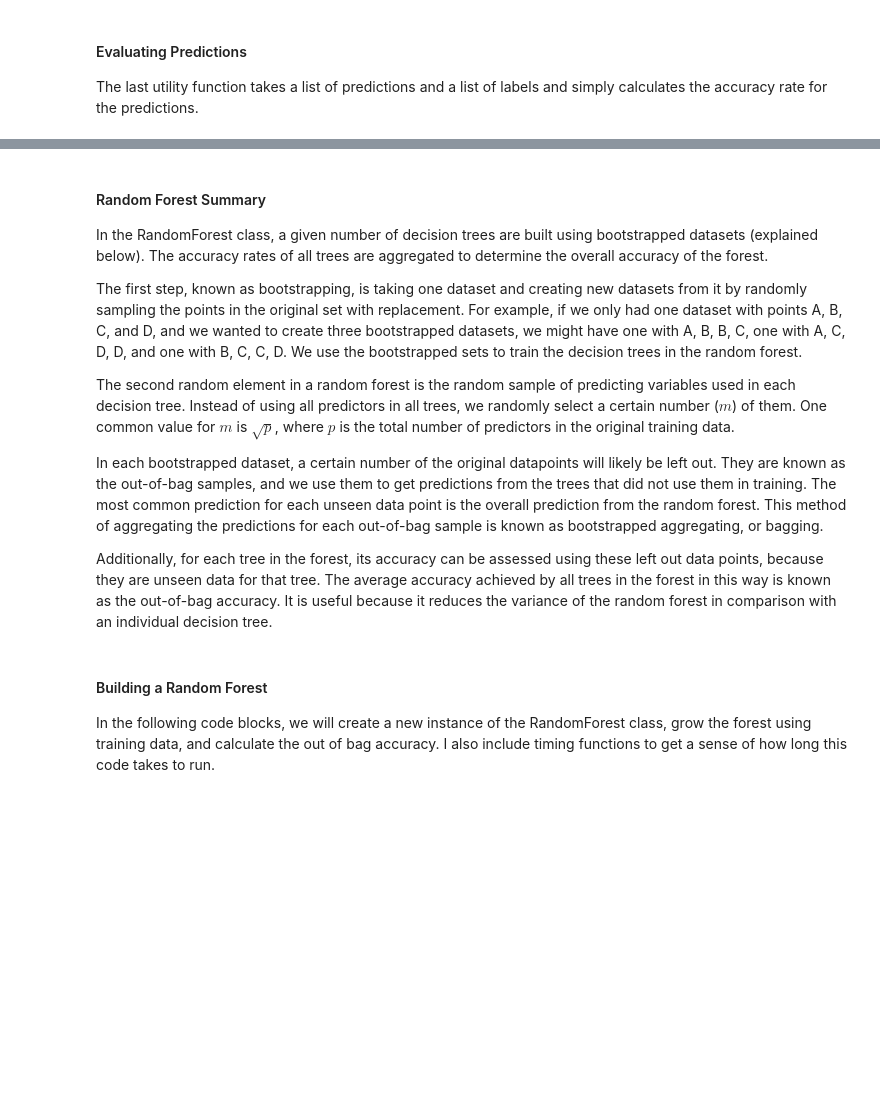
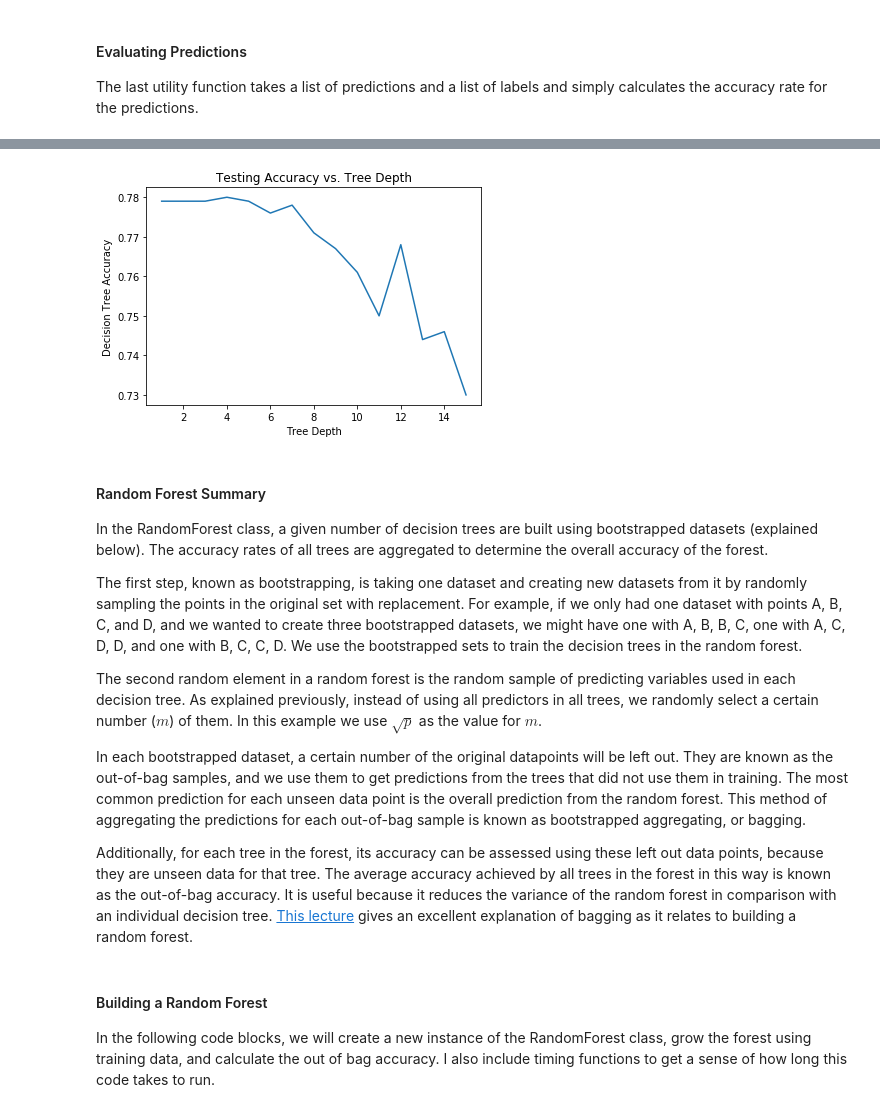
Before and after one commit to cgiannotta/RandomForest, a Jupyter notebook: randomForestFromScratch.ipynb, the cells around one changed output, grey strips where cells are left out. Saved outputs shown, nothing was run; the diff lists cells and outputs as text; code cells hidden in the pictures; blank space fills up the shorter version.

Commit message:
edited writing, added test for 1 DT, plot testing accuracy vs. max_depth

```diff
--- a/randomForestFromScratch.ipynb
+++ b/randomForestFromScratch.ipynb
@@ -291,15 +281,3 @@ class DecisionTree(object):
                 else:
                     curr_node = curr_node['right']  # if a terminal node is not reached, continue down the tree
                     continue
-# %%
-# test decision tree
-mytree = DecisionTree(5)
-mytree.build_tree(X_train, y_train)
-print("tree: ", mytree.tree)
-
-# test predict
-preds = []
-for i in range(len(X_train)):
-    preds.append(mytree.predict(X_train[i]))
-#print("predictions: ", preds)
-#print("actual vals: ", y_train)
@@ -308,3 +288,33 @@ tree:  {'pred_idx': 4, 'pred_val': 1.0685, 'left': {'pred_idx': 0, 'pred_val': 5
+# %%
+# test one tree:
+#mytree = DecisionTree(4)
+#mytree.build_tree(X_train, y_train)
+#print("tree: ", mytree.tree)
+
+accuracies = []
+for i in range(15):
+    # build tree of given max_depth using training data
+    mytree = DecisionTree(i + 1)
+    mytree.build_tree(X_train, y_train)
+
+    # test predict
+    preds = []
+    for i in range(len(X_test)):
+        preds.append(mytree.predict(X_test[i])) # use tree to predict on test data
+
+    accuracies.append(calc_accuracy(preds, y_test)) # calculate accuracy
+
+# plot accuracy as a function of tree depth
+max_depths = [i+1 for i in range(15)]
+plt.plot(max_depths, accuracies)
+
+plt.xlabel('Tree Depth')
+plt.ylabel('Decision Tree Accuracy')
+plt.title('Testing Accuracy vs. Tree Depth')
+
+plt.show()
+# %% [output]
+[figure, added]
 # %% [markdown]
 #### Random Forest Summary
 
@@ -312,11 +322,11 @@ In the RandomForest class, a given number of decision trees are built using boot
 
 The first step, known as bootstrapping, is taking one dataset and creating new datasets from it by randomly sampling the points in the original set with replacement. For example, if we only had one dataset with points A, B, C, and D, and we wanted to create three bootstrapped datasets, we might have one with A, B, B, C, one with A, C, D, D, and one with B, C, C, D. We use the bootstrapped sets to train the decision trees in the random forest.
 
-The second random element in a random forest is the random sample of predicting variables used in each decision tree. Instead of using all predictors in all trees, we randomly select a certain number ($m$) of them. One common value for $m$ is $\sqrt{p}$, where $p$ is the total number of predictors in the original training data.
+The second random element in a random forest is the random sample of predicting variables used in each decision tree. As explained previously, instead of using all predictors in all trees, we randomly select a certain number ($m$) of them. In this example we use $\sqrt{p}$ as the value for $m$.
 
-In each bootstrapped dataset, a certain number of the original datapoints will likely be left out. They are known as the out-of-bag samples, and we use them to get predictions from the trees that did not use them in training. The most common prediction for each unseen data point is the overall prediction from the random forest. This method of aggregating the predictions for each out-of-bag sample is known as bootstrapped aggregating, or bagging.
+In each bootstrapped dataset, a certain number of the original datapoints will be left out. They are known as the out-of-bag samples, and we use them to get predictions from the trees that did not use them in training. The most common prediction for each unseen data point is the overall prediction from the random forest. This method of aggregating the predictions for each out-of-bag sample is known as bootstrapped aggregating, or bagging.
 
-Additionally, for each tree in the forest, its accuracy can be assessed using these left out data points, because they are unseen data for that tree. The average accuracy achieved by all trees in the forest in this way is known as the out-of-bag accuracy. It is useful because it reduces the variance of the random forest in comparison with an individual decision tree.
+Additionally, for each tree in the forest, its accuracy can be assessed using these left out data points, because they are unseen data for that tree. The average accuracy achieved by all trees in the forest in this way is known as the out-of-bag accuracy. It is useful because it reduces the variance of the random forest in comparison with an individual decision tree. [This lecture](https://www.youtube.com/watch?v=lq_xzBRIWm4&list=PL5-da3qGB5IB23TLuA8ZgVGC8hV8ZAdGh) gives an excellent explanation of bagging as it relates to building a random forest.
 # %%
 # take a predictors vector and class vector, create bootstrapped datasets
 
```
Also changed, not shown: parts of 11 cells of this notebook.
